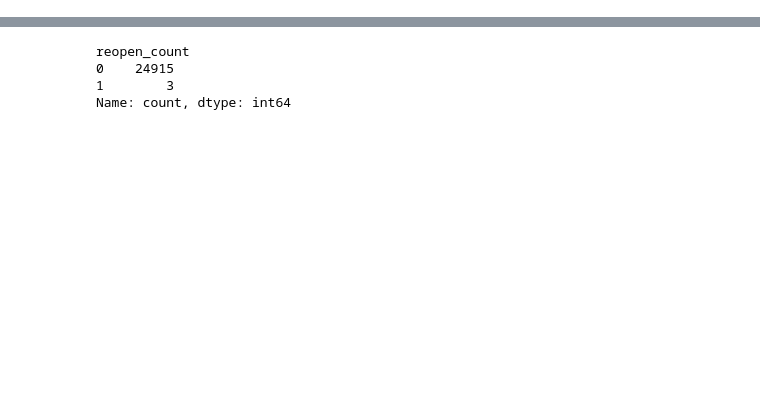
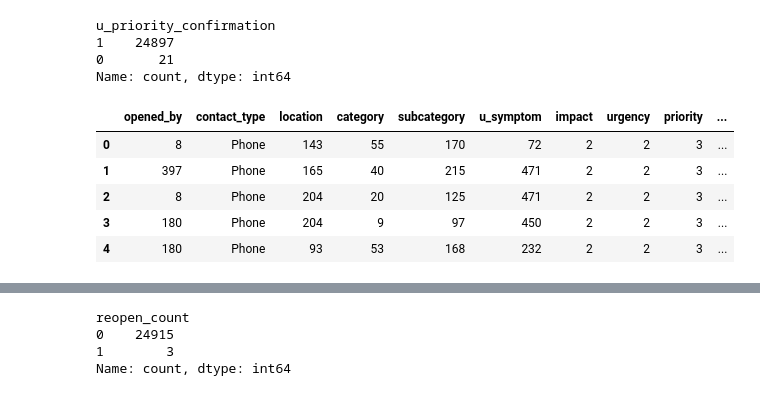
Before and after one commit to Sug-ar-N-Spice/Incident_Events, a Jupyter notebook: incident_event_log.ipynb, the cells around one changed output, grey strips where cells are left out. Drawn from its saved outputs; the diff is of its cells as text; code cells hidden in the pictures; blank space fills up the shorter version.

```diff
--- a/incident_event_log.ipynb
+++ b/incident_event_log.ipynb
@@ -144,0 +244,19 @@ Name: count, dtype: int64
+# %%
+def grab_1rst_num(value):
+    if (value):
+        return str(value).split(" ")[0]
+
+train_df.loc[:,'urgency'] = train_df['urgency'].apply(grab_1rst_num).astype(int)
+train_df.loc[:,'impact'] = train_df['impact'].apply(grab_1rst_num).astype(int)
+train_df.loc[:,'priority'] = train_df['priority'].apply(grab_1rst_num).astype(int)
+# %%
+def onehot_bool(value):
+    if value == True:
+        return int(0)
+    return int(1)
+
+
+train_df['knowledge'] = train_df['knowledge'].apply(onehot_bool)
+train_df['u_priority_confirmation'] = train_df['u_priority_confirmation'].apply(onehot_bool)
+
+#train_df.loc[:, 'knowledge'] == train_df['knowledge'].apply(onehot_bool).astype(int)
@@ -144,0 +274,16 @@ Name: count, dtype: int64
+# %%
+train_dum_df['u_priority_confirmation'].value_counts()
+# %% [output]
+u_priority_confirmation
+1    24897
+0       21
+Name: count, dtype: int64
+# %%
+train_df.head()
+# %% [output]
+|  | opened_by | contact_type | location | category | subcategory | u_symptom | impact | urgency | priority | ... |
+| 0 | 8 | Phone | 143 | 55 | 170 | 72 | 2 | 2 | 3 | ... |
+| 1 | 397 | Phone | 165 | 40 | 215 | 471 | 2 | 2 | 3 | ... |
+| 2 | 8 | Phone | 204 | 20 | 125 | 471 | 2 | 2 | 3 | ... |
+| 3 | 180 | Phone | 204 | 9 | 97 | 450 | 2 | 2 | 3 | ... |
+| 4 | 180 | Phone | 93 | 53 | 168 | 232 | 2 | 2 | 3 | ... |
```
Also changed, not shown: parts of 51 cells of this notebook.
